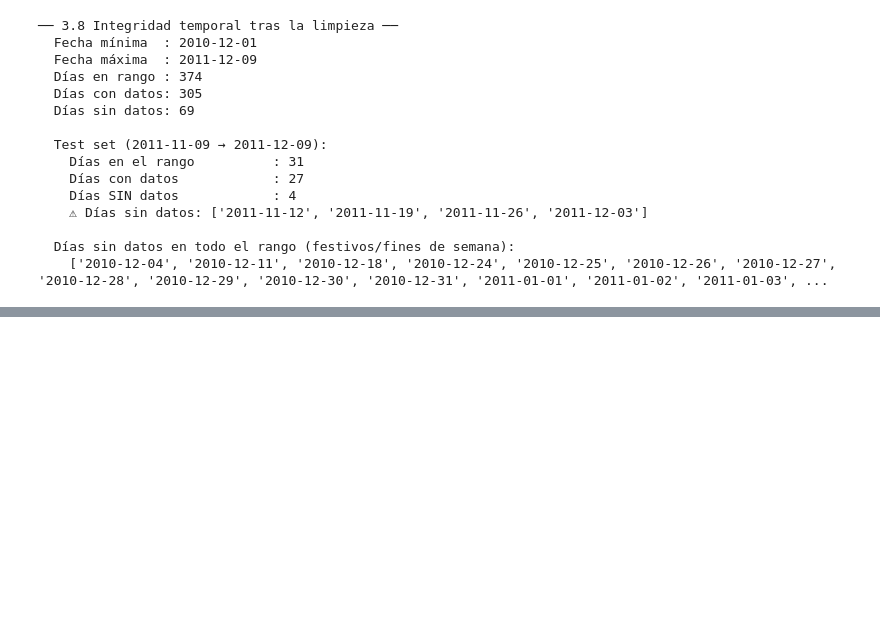
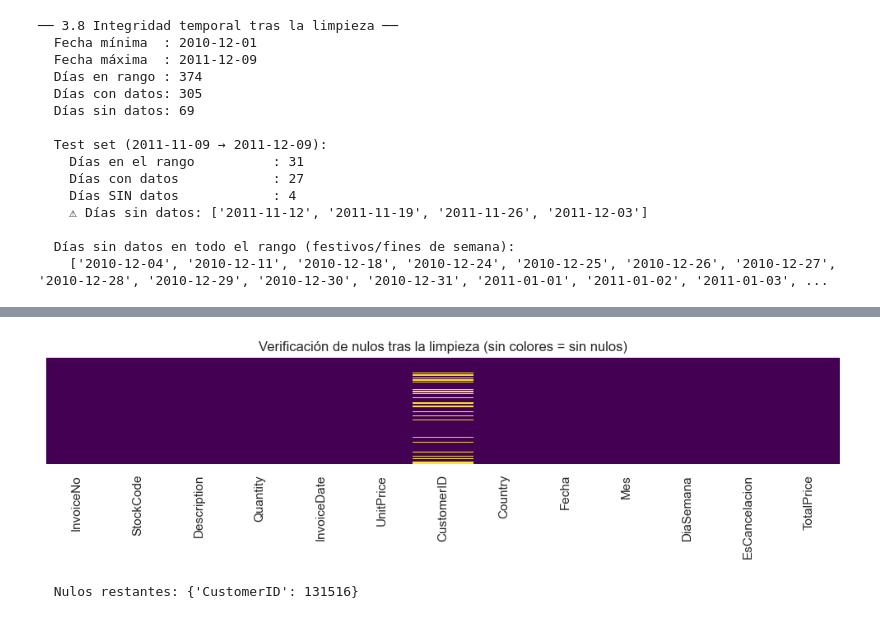
Before and after one commit to ravel01106/proyecto-master-ia-big-data, a Jupyter notebook: notebooks/regression_proyect/clean/clean_data.ipynb, the cells around one changed output, grey strips where cells are left out. Saved outputs shown, nothing was run; the diff lists cells and outputs as text; code cells hidden in the pictures; blank space fills up the shorter version.

Commit message:
commit 12 limpiez punto 3 realizado imagenes .png organizadas

```diff
--- a/notebooks/regression_proyect/clean/clean_data.ipynb
+++ b/notebooks/regression_proyect/clean/clean_data.ipynb
@@ -396,8 +460,14 @@ print(f"    {dias_sin_datos.strftime('%Y-%m-%d').tolist()}")
 # %%
-# [DOC] Comenzamos a verificar la integridad de los datos una vez realizada la limpieza, primero generamos un heatmap
 
+# 3.9.2 — Heatmap de nulos post-limpieza
 plt.figure(figsize=(10, 3))
 sns.heatmap(df_working.isnull(), yticklabels=False, cbar=False, cmap='viridis')
-plt.title('Verificación Final: Mapa de Presencia de Datos')
+plt.title('Verificación de nulos tras la limpieza (sin colores = sin nulos)')
+plt.tight_layout()
+plt.savefig(f'{RUTA_GRAFICOS}3.9.2_heatmap_nulos_clean.png', dpi=150)
 plt.show()
+print(f"  Nulos restantes: {df_working.isnull().sum()[df_working.isnull().sum() > 0].to_dict()}")
+# %% [output]
+[figure, added]
+  Nulos restantes: {'CustomerID': 131516}
 # %%
```
Also changed, not shown: parts of 6 cells of this notebook, 4 other files.
